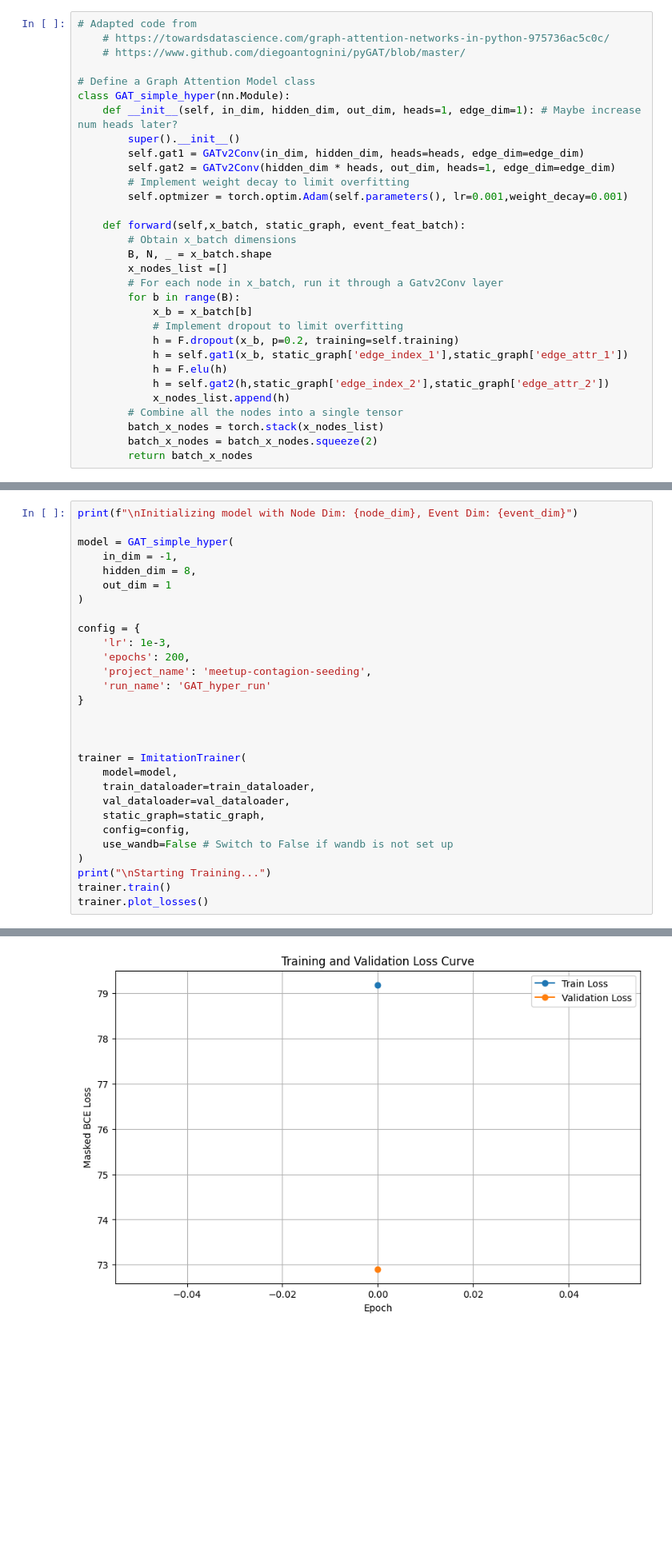
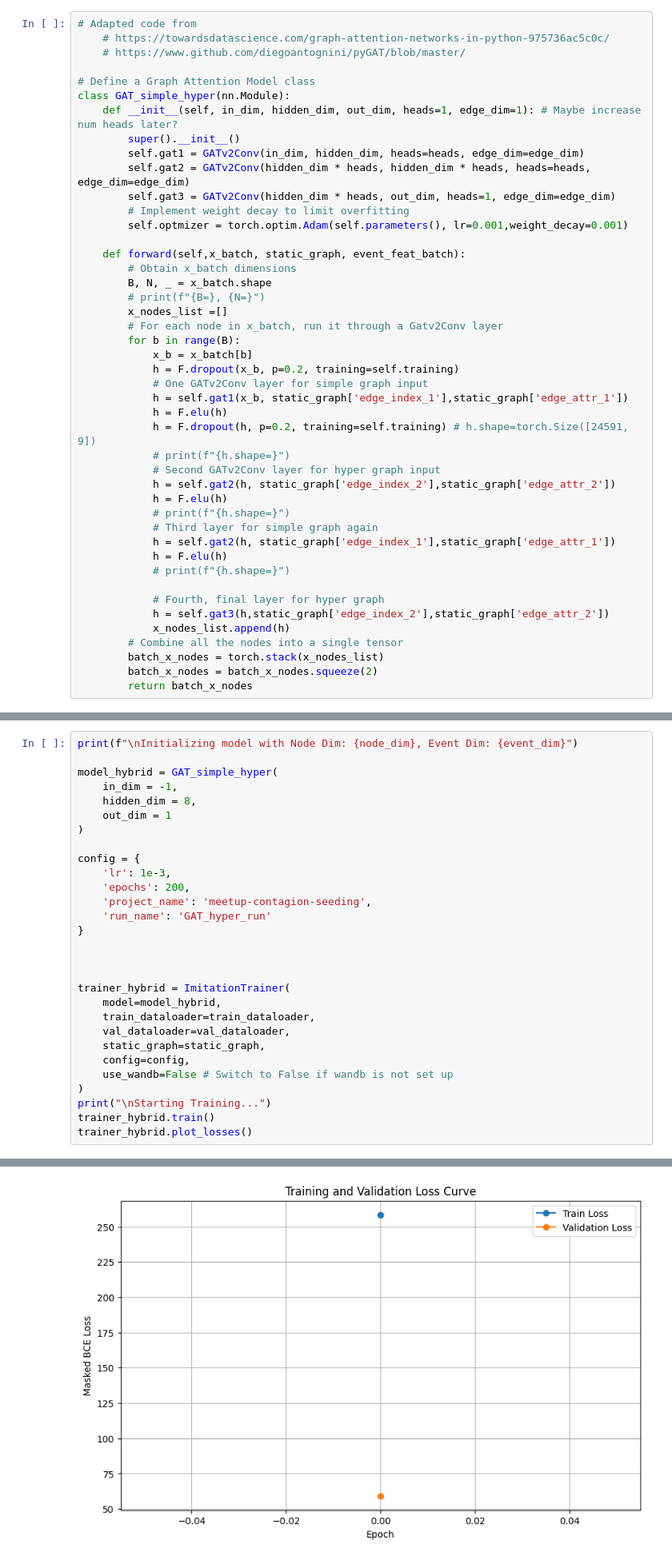
Before and after one commit to ThomasBlalock/contagion-seeding-in-meetup, a Jupyter notebook: notebooks/models/gat_model.ipynb, the cells around one changed output, grey strips where cells are left out. Shown at 80% size. Saved outputs shown, nothing was run; the diff lists cells and outputs as text; blank space fills up the shorter version.

```diff
--- a/notebooks/models/gat_model.ipynb
+++ b/notebooks/models/gat_model.ipynb
@@ -198,22 +198,36 @@ class GAT_simple_hyper(nn.Module):
     def __init__(self, in_dim, hidden_dim, out_dim, heads=1, edge_dim=1): # Maybe increase num heads later?
         super().__init__()
         self.gat1 = GATv2Conv(in_dim, hidden_dim, heads=heads, edge_dim=edge_dim)
-        self.gat2 = GATv2Conv(hidden_dim * heads, out_dim, heads=1, edge_dim=edge_dim)
+        self.gat2 = GATv2Conv(hidden_dim * heads, hidden_dim * heads, heads=heads, edge_dim=edge_dim)
+        self.gat3 = GATv2Conv(hidden_dim * heads, out_dim, heads=1, edge_dim=edge_dim)
         # Implement weight decay to limit overfitting
         self.optmizer = torch.optim.Adam(self.parameters(), lr=0.001,weight_decay=0.001)
 
     def forward(self,x_batch, static_graph, event_feat_batch):
         # Obtain x_batch dimensions
         B, N, _ = x_batch.shape
+        # print(f"{B=}, {N=}")
         x_nodes_list =[]
         # For each node in x_batch, run it through a Gatv2Conv layer
         for b in range(B):
             x_b = x_batch[b]
-            # Implement dropout to limit overfitting
             h = F.dropout(x_b, p=0.2, training=self.training)
+            # One GATv2Conv layer for simple graph input
             h = self.gat1(x_b, static_graph['edge_index_1'],static_graph['edge_attr_1'])
             h = F.elu(h)
-            h = self.gat2(h,static_graph['edge_index_2'],static_graph['edge_attr_2'])
+            h = F.dropout(h, p=0.2, training=self.training) # h.shape=torch.Size([24591, 9])
+            # print(f"{h.shape=}")
+            # Second GATv2Conv layer for hyper graph input
+            h = self.gat2(h, static_graph['edge_index_2'],static_graph['edge_attr_2'])
+            h = F.elu(h)
+            # print(f"{h.shape=}")
+            # Third layer for simple graph again
+            h = self.gat2(h, static_graph['edge_index_1'],static_graph['edge_attr_1'])
+            h = F.elu(h)
+            # print(f"{h.shape=}")
+
+            # Fourth, final layer for hyper graph
+            h = self.gat3(h,static_graph['edge_index_2'],static_graph['edge_attr_2'])
             x_nodes_list.append(h)
         # Combine all the nodes into a single tensor
         batch_x_nodes = torch.stack(x_nodes_list)
@@ -330,40 +370,40 @@ print(len(static_graph['edge_index_1']))
 # %%
 print(f"\nInitializing model with Node Dim: {node_dim}, Event Dim: {event_dim}")
 
-model = GAT_simple_hyper(
+model_hybrid = GAT_simple_hyper(
     in_dim = -1,
     hidden_dim = 8,
     out_dim = 1
 )
 
 config = {
     'lr': 1e-3,
     'epochs': 200,
     'project_name': 'meetup-contagion-seeding',
     'run_name': 'GAT_hyper_run'
 }
 
 
 
-trainer = ImitationTrainer(
-    model=model,
+trainer_hybrid = ImitationTrainer(
+    model=model_hybrid,
     train_dataloader=train_dataloader,
     val_dataloader=val_dataloader,
     static_graph=static_graph,
     config=config,
     use_wandb=False # Switch to False if wandb is not set up
 )
 print("\nStarting Training...")
-trainer.train()
-trainer.plot_losses()
+trainer_hybrid.train()
+trainer_hybrid.plot_losses()
 # %% [output]
 Initializing model with Node Dim: 9, Event Dim: 64
 
 Starting Training...
 Starting training on cpu...
 Stopping early as no improvement has been observed.
 Early stopping at epoch 0
 Training complete.
 Loss curve saved to loss_curve.png
 Loss curve saved to loss_curve.png
-[figure, old version]
+[figure, new version]
```
Also changed, not shown: parts of 6 cells of this notebook, 2 other files.
